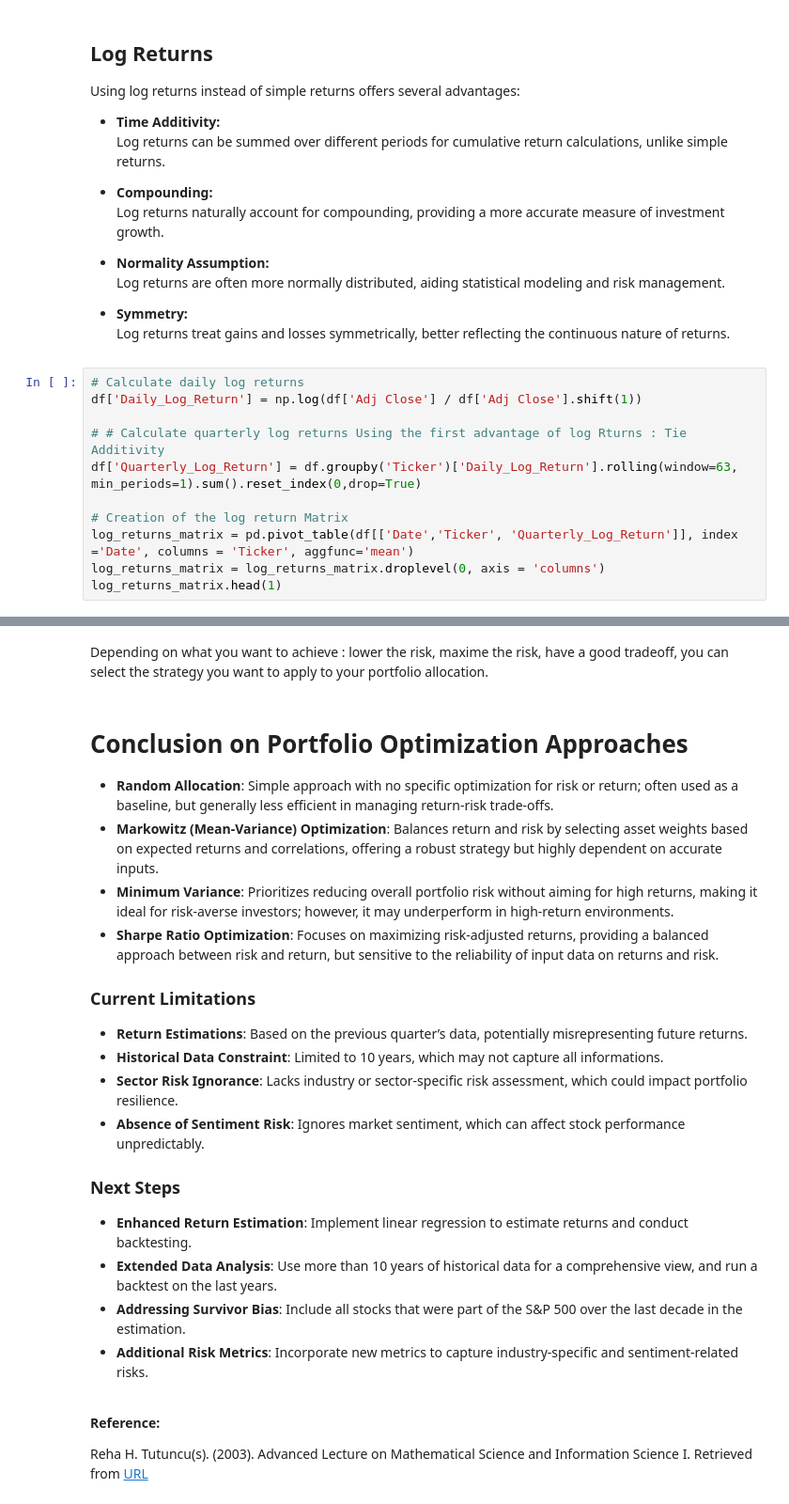
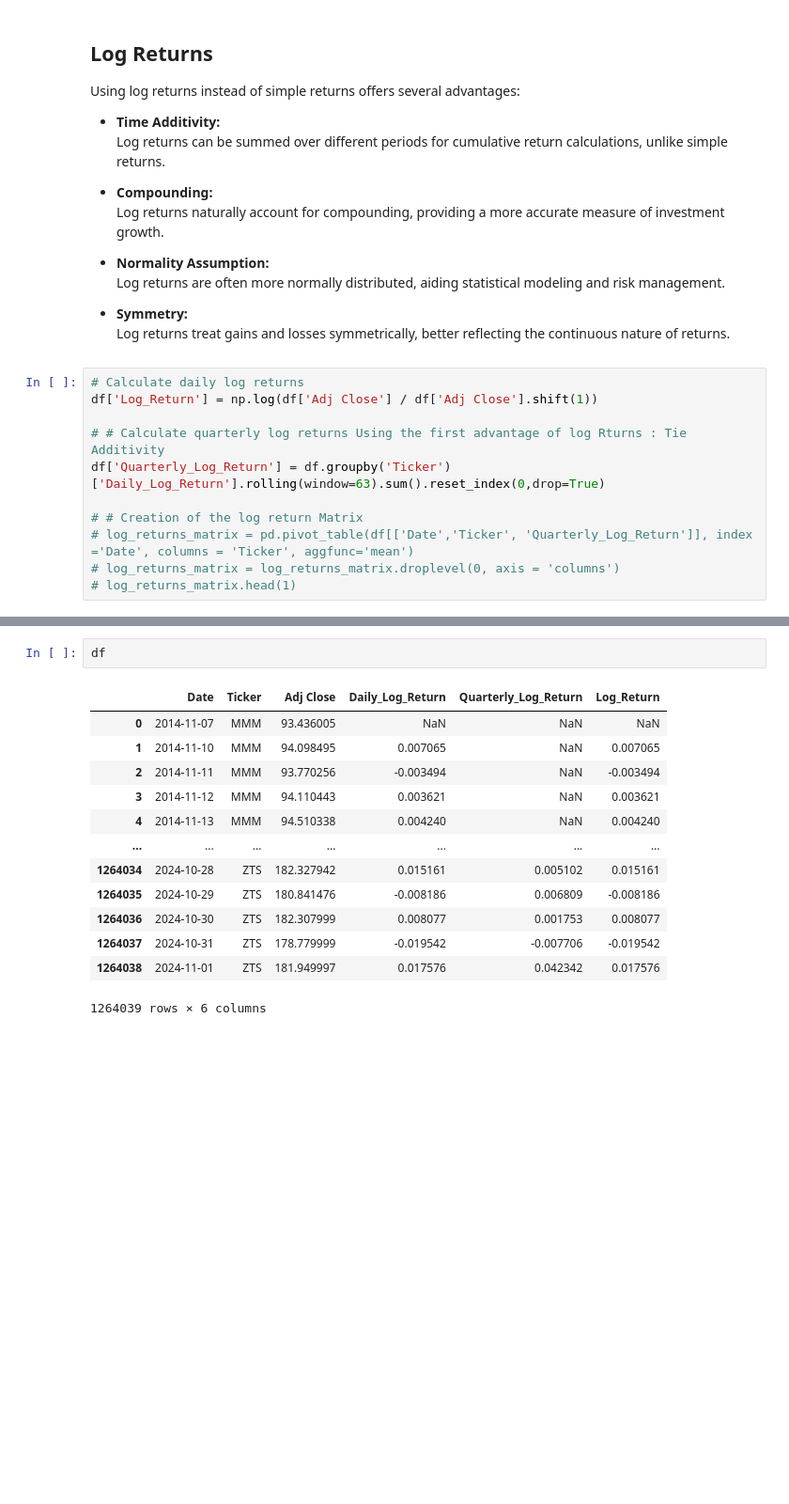
Before and after one commit to alexandreib/QuantDesign, a Jupyter notebook: SP500_Tickers_prediction.ipynb, the cells around one changed output, grey strips where cells are left out. Shown at 94% size. Saved outputs shown, nothing was run; the diff lists cells and outputs as text; blank space fills up the shorter version.

```diff
--- a/SP500_Tickers_prediction.ipynb
+++ b/SP500_Tickers_prediction.ipynb
@@ -111,12 +97,12 @@ Using log returns instead of simple returns offers several advantages:
   Log returns treat gains and losses symmetrically, better reflecting the continuous nature of returns.
 # %%
 # Calculate daily log returns
-df['Daily_Log_Return'] = np.log(df['Adj Close'] / df['Adj Close'].shift(1))
+df['Log_Return'] = np.log(df['Adj Close'] / df['Adj Close'].shift(1))
 
 # # Calculate quarterly log returns Using the first advantage of log Rturns : Tie Additivity
-df['Quarterly_Log_Return'] = df.groupby('Ticker')['Daily_Log_Return'].rolling(window=63, min_periods=1).sum().reset_index(0,drop=True)
+df['Quarterly_Log_Return'] = df.groupby('Ticker')['Daily_Log_Return'].rolling(window=63).sum().reset_index(0,drop=True)
 
-# Creation of the log return Matrix
-log_returns_matrix = pd.pivot_table(df[['Date','Ticker', 'Quarterly_Log_Return']], index ='Date', columns = 'Ticker', aggfunc='mean')
-log_returns_matrix = log_returns_matrix.droplevel(0, axis = 'columns')
-log_returns_matrix.head(1)
+# # Creation of the log return Matrix
+# log_returns_matrix = pd.pivot_table(df[['Date','Ticker', 'Quarterly_Log_Return']], index ='Date', columns = 'Ticker', aggfunc='mean')
+# log_returns_matrix = log_returns_matrix.droplevel(0, axis = 'columns')
+# log_returns_matrix.head(1)
@@ -531,30 +109,16 @@ display(group.mean())
-# %% [markdown]
-Depending on what you want to achieve : lower the risk, maxime the risk, have a good tradeoff, you can select the strategy you want to apply to your portfolio allocation.
-# %% [markdown]
-# Conclusion on Portfolio Optimization Approaches
-- **Random Allocation**: Simple approach with no specific optimization for risk or return; often used as a baseline, but generally less efficient in managing return-risk trade-offs.
-- **Markowitz (Mean-Variance) Optimization**: Balances return and risk by selecting asset weights based on expected returns and correlations, offering a robust strategy but highly dependent on accurate inputs.
-- **Minimum Variance**: Prioritizes reducing overall portfolio risk without aiming for high returns, making it ideal for risk-averse investors; however, it may underperform in high-return environments.
-- **Sharpe Ratio Optimization**: Focuses on maximizing risk-adjusted returns, providing a balanced approach between risk and return, but sensitive to the reliability of input data on returns and risk.
-
-
-### Current Limitations
-- **Return Estimations**: Based on the previous quarter’s data, potentially misrepresenting future returns.
-- **Historical Data Constraint**: Limited to 10 years, which may not capture all informations.
-- **Sector Risk Ignorance**: Lacks industry or sector-specific risk assessment, which could impact portfolio resilience.
-- **Absence of Sentiment Risk**: Ignores market sentiment, which can affect stock performance unpredictably.
-
-### Next Steps
-- **Enhanced Return Estimation**: Implement linear regression to estimate returns and conduct backtesting.
-- **Extended Data Analysis**: Use more than 10 years of historical data for a comprehensive view, and run a backtest on the last years.
-- **Addressing Survivor Bias**: Include all stocks that were part of the S&P 500 over the last decade in the estimation.
-- **Additional Risk Metrics**: Incorporate new metrics to capture industry-specific and sentiment-related risks.
-
-<br>
-
-
-
-
-**Reference:**
-
-Reha H. Tutuncu(s). (2003). Advanced Lecture on Mathematical Science and Information Science I. Retrieved from [URL](https://typeset.io/pdf/advanced-lecture-on-mathematical-science-and-information-4w2ug62u0j.pdf)
+# %%
+df
+# %% [output]
+|  | Date | Ticker | Adj Close | Daily_Log_Return | Quarterly_Log_Return | Log_Return |
+| 0 | 2014-11-07 | MMM | 93.436005 | NaN | NaN | NaN |
+| 1 | 2014-11-10 | MMM | 94.098495 | 0.007065 | NaN | 0.007065 |
+| 2 | 2014-11-11 | MMM | 93.770256 | -0.003494 | NaN | -0.003494 |
+| 3 | 2014-11-12 | MMM | 94.110443 | 0.003621 | NaN | 0.003621 |
+| 4 | 2014-11-13 | MMM | 94.510338 | 0.004240 | NaN | 0.004240 |
+| ... | ... | ... | ... | ... | ... | ... |
+| 1264034 | 2024-10-28 | ZTS | 182.327942 | 0.015161 | 0.005102 | 0.015161 |
+| 1264035 | 2024-10-29 | ZTS | 180.841476 | -0.008186 | 0.006809 | -0.008186 |
+| 1264036 | 2024-10-30 | ZTS | 182.307999 | 0.008077 | 0.001753 | 0.008077 |
+| 1264037 | 2024-10-31 | ZTS | 178.779999 | -0.019542 | -0.007706 | -0.019542 |
+| 1264038 | 2024-11-01 | ZTS | 181.949997 | 0.017576 | 0.042342 | 0.017576 |
+1264039 rows × 6 columns
```
Also changed, not shown: parts of 43 cells of this notebook.
